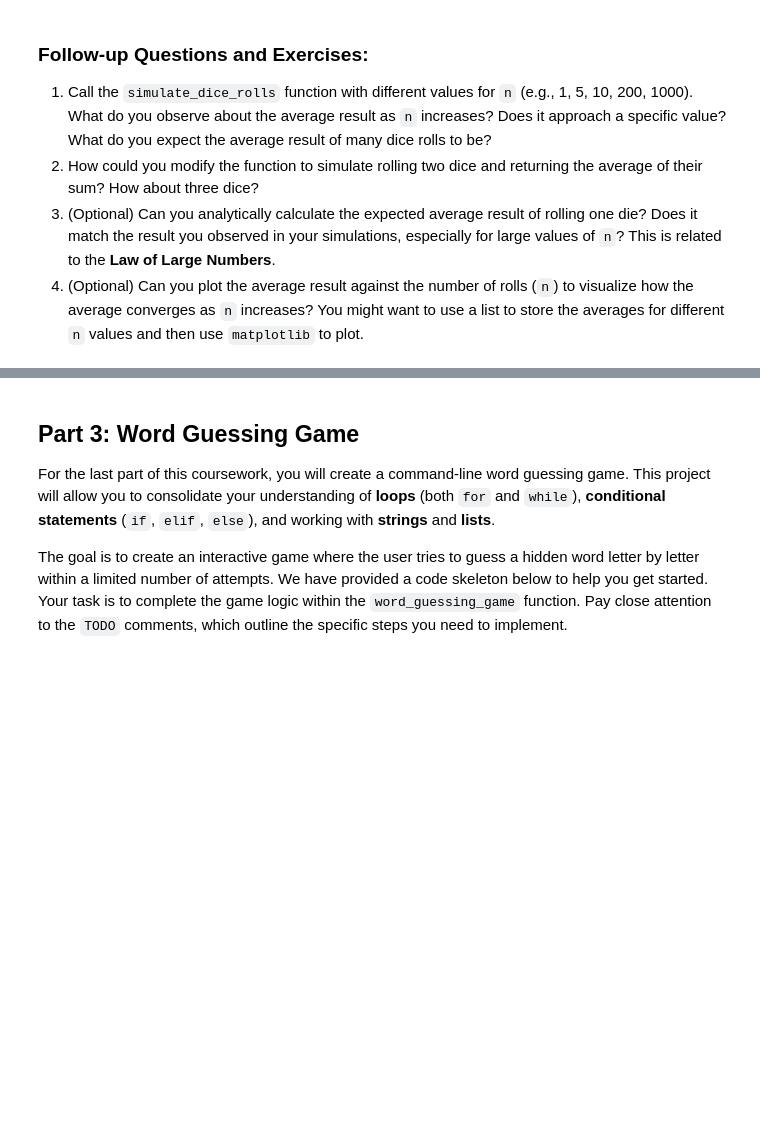
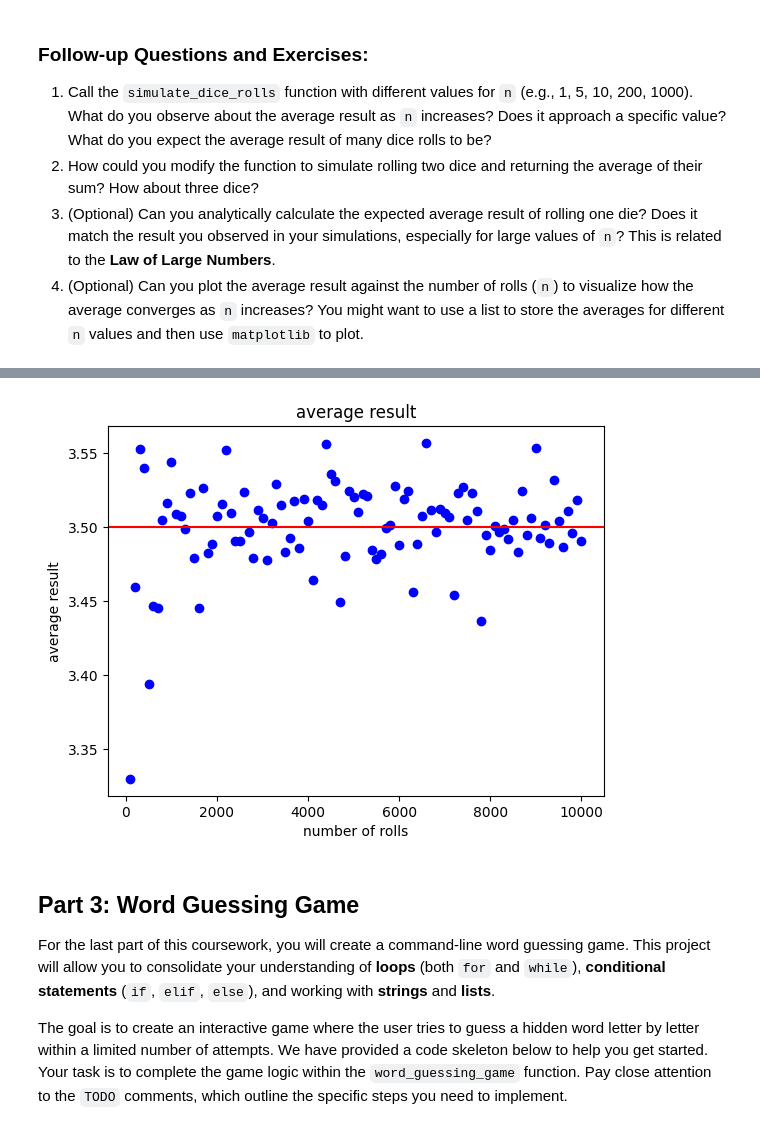
Before and after one commit to Villains-Kuker/ML_society, a Jupyter notebook: Week_1_Coursework_Intro_To_Python.ipynb, the cells around one changed output, grey strips where cells are left out. Saved outputs shown, nothing was run; the diff lists cells and outputs as text; code cells hidden in the pictures; blank space fills up the shorter version.

```diff
--- a/Week_1_Coursework_Intro_To_Python.ipynb
+++ b/Week_1_Coursework_Intro_To_Python.ipynb
@@ -80,8 +122,14 @@ You will create a function called `simulate_dice_rolls` that takes the number of
 import random
 
 def simulate_dice_rolls(n):
-  # Your code
-  return 0
+  # Set the initial state of a to store the sum of the results outside of the loop
+  a = 0
+  # Set the loop by iterating over the range(n)
+  for x in range(n):
+    # Recursively update a's value
+    a += random.randint(1, 6)
+    # Return the average result
+  return a / n
 
 # Let's test our function
 average_roll = simulate_dice_rolls(10)
@@ -96,3 +187,21 @@ print(f"The average result of 10 rolls is: {average_roll}")
+# %%
+my_list=list(range(0,10001,100))
+# Remove 0 from my_list to ensure it has the same length as ave_result and 0 division won't occur
+my_list = my_list[1:]
+ave_result = []
+for x in my_list:
+  ave_result.append(simulate_dice_rolls(x))
+
+plt.plot(my_list, ave_result,'bo')
+  # Set the xlabel, ylabel, and the title of the plot
+plt.xlabel('number of rolls')
+plt.ylabel('average result')
+plt.title('average result')
+  # Show the plot when running the cell
+plt.axhline(y=3.5, color='r', ls='-')
+plt.show()
+# %% [output]
+[figure, added]
 # %% [markdown]
 ## Part 3: Word Guessing Game
 
```
Also changed, not shown: parts of 10 cells of this notebook.
